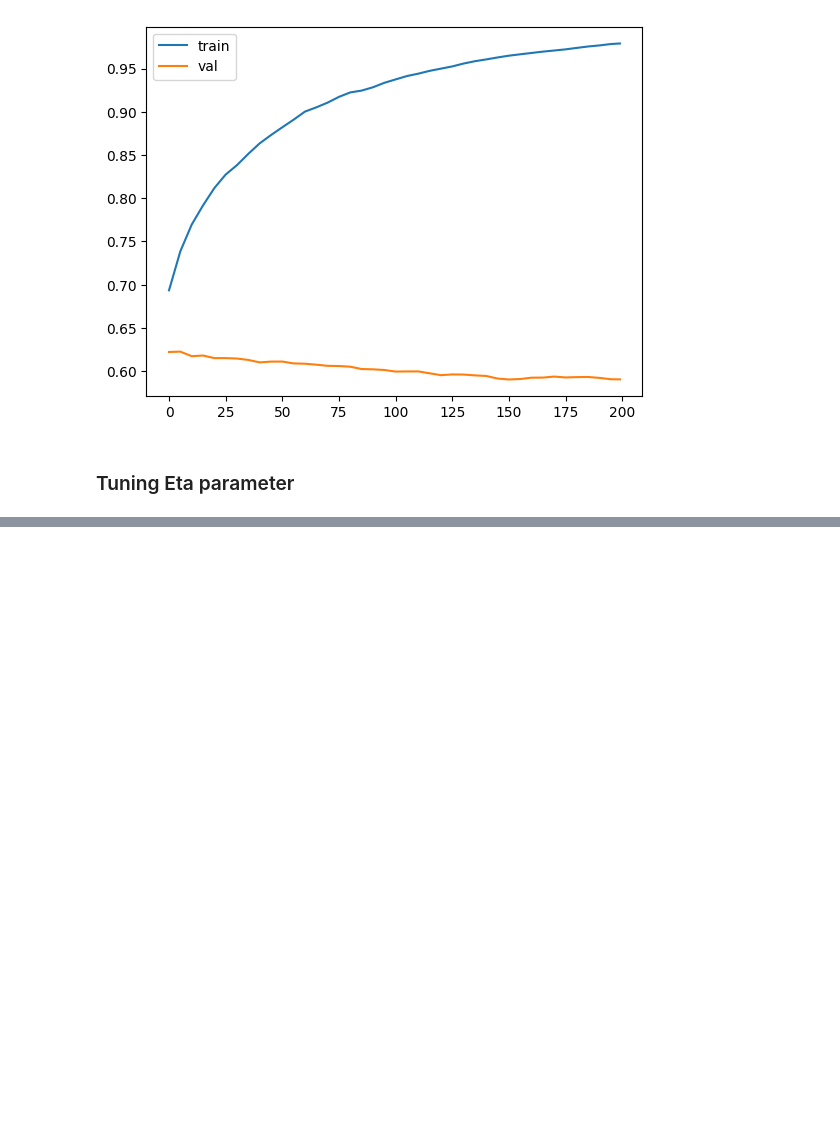
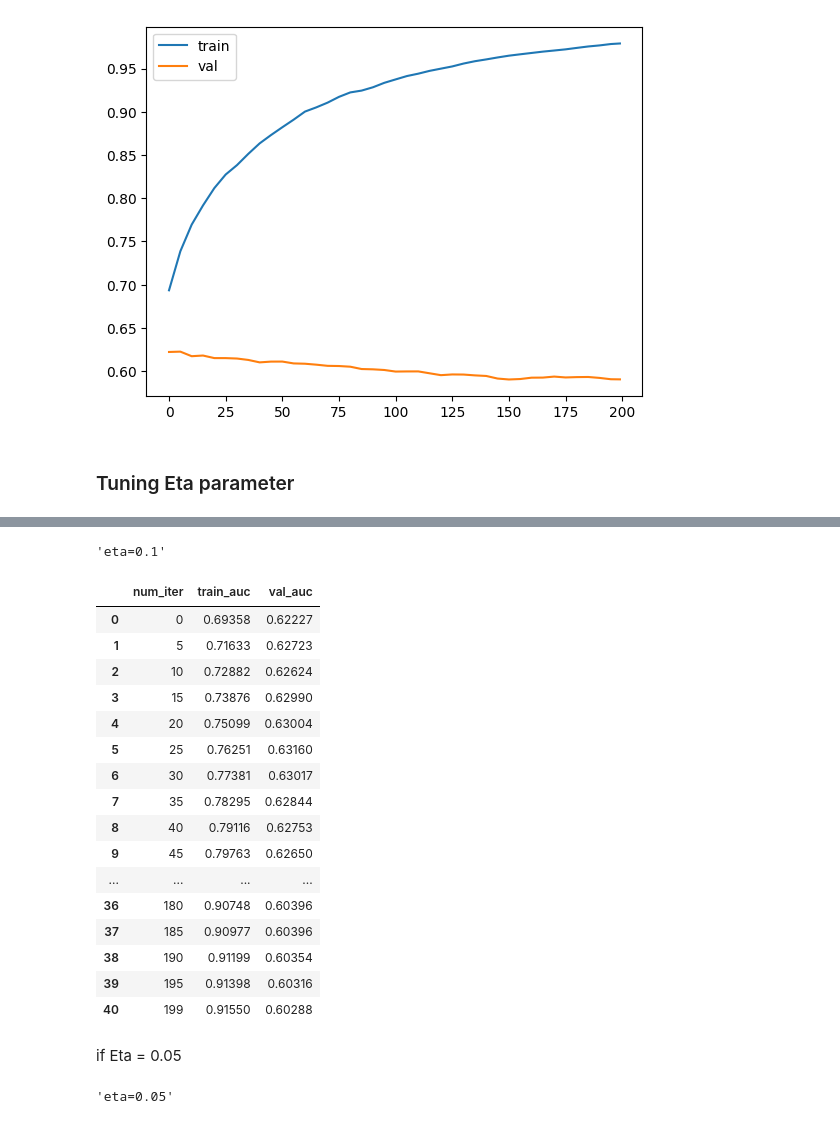
Before and after one commit to Veranika23/endometriosis-prediction, a Jupyter notebook: EDA/notebook.ipynb, the cells around one changed output, grey strips where cells are left out. Drawn from its saved outputs; the diff is of its cells as text; code cells hidden in the pictures; blank space fills up the shorter version.

```diff
--- a/EDA/notebook.ipynb
+++ b/EDA/notebook.ipynb
@@ -737,0 +834,46 @@ plt.legend()
+# %%
+%%capture output
+
+xgb_params = {
+    'eta': 0.1,
+    'max_depth': 6,
+    'min_child_weight': 1,
+
+    'objective': 'binary:logistic',
+    'eval_metric': 'auc',
+
+    'seed': 39,
+    'verbosity': 1,
+}
+
+model = xgb.train(xgb_params, dtrain, num_boost_round = 200,
+                  verbose_eval = 5,
+                  evals=watchlist)
+# %%
+key = 'eta=%s' % (xgb_params['eta'])
+scores[key] = xgb_output(output)
+key
+# %% [output]
+'eta=0.1'
+# %%
+scores['eta=0.1']
+# %% [output]
+|  | num_iter | train_auc | val_auc |
+| 0 | 0 | 0.69358 | 0.62227 |
+| 1 | 5 | 0.71633 | 0.62723 |
+| 2 | 10 | 0.72882 | 0.62624 |
+| 3 | 15 | 0.73876 | 0.62990 |
+| 4 | 20 | 0.75099 | 0.63004 |
+| 5 | 25 | 0.76251 | 0.63160 |
+| 6 | 30 | 0.77381 | 0.63017 |
+| 7 | 35 | 0.78295 | 0.62844 |
+| 8 | 40 | 0.79116 | 0.62753 |
+| 9 | 45 | 0.79763 | 0.62650 |
+| ... | ... | ... | ... |
+| 36 | 180 | 0.90748 | 0.60396 |
+| 37 | 185 | 0.90977 | 0.60396 |
+| 38 | 190 | 0.91199 | 0.60354 |
+| 39 | 195 | 0.91398 | 0.60316 |
+| 40 | 199 | 0.91550 | 0.60288 |
+# %% [markdown]
+if Eta = 0.05
@@ -737,0 +898,6 @@ plt.legend()
+# %%
+key = 'eta=%s' % (xgb_params['eta'])
+scores[key] = xgb_output(output)
+key
+# %% [output]
+'eta=0.05'
```
Also changed, not shown: parts of 22 cells of this notebook.
